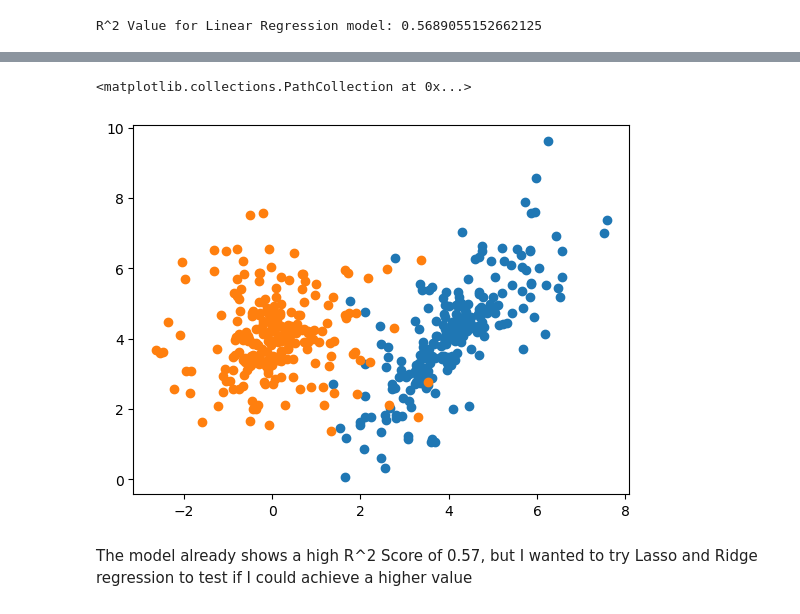
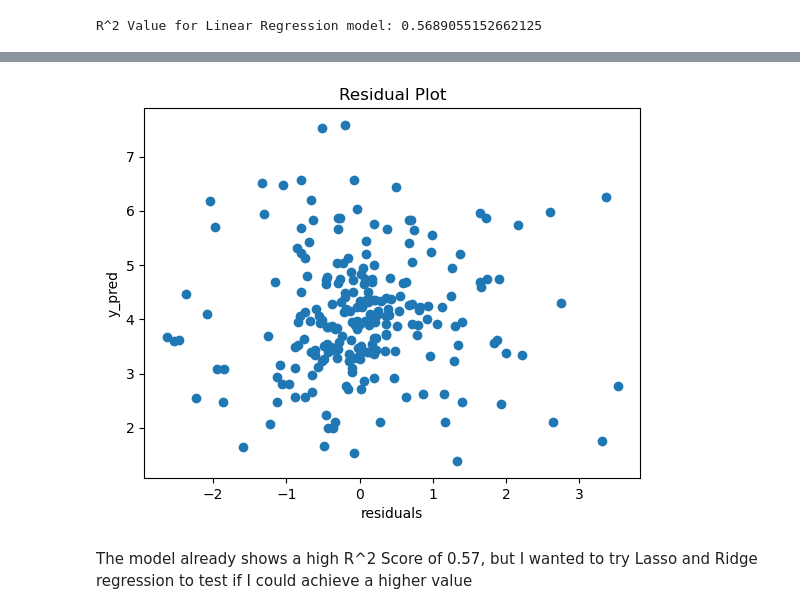
Before and after one commit to ZSyed512/TEP-Fish-Toxicity-Analysis, a Jupyter notebook: notebooks/LinearRegression.ipynb, the cells around one changed output, grey strips where cells are left out. Saved outputs shown, nothing was run; the diff lists cells and outputs as text; code cells hidden in the pictures.

```diff
--- a/notebooks/LinearRegression.ipynb
+++ b/notebooks/LinearRegression.ipynb
@@ -75,10 +86,12 @@ plt.plot(np.sort(X_test["MLOGP"], axis=0),np.sort(y_pred, axis=0))
 # %%
 residual = y_test-y_pred
-plt.scatter(y_pred, y_test)
 plt.scatter(residual, y_pred)
+plt.xlabel("residuals")
+plt.ylabel("y_pred")
+plt.title("Residual Plot")
+plt.show()
 # %% [output]
-<matplotlib.collections.PathCollection at 0x...>
-[figure, old version]
+[figure, new version]
 # %% [markdown]
 The model already shows a high R^2 Score of 0.57, but I wanted to try Lasso and Ridge regression to test if I could achieve a higher value
 # %%
```
Also changed, not shown: parts of 5 cells of this notebook.
